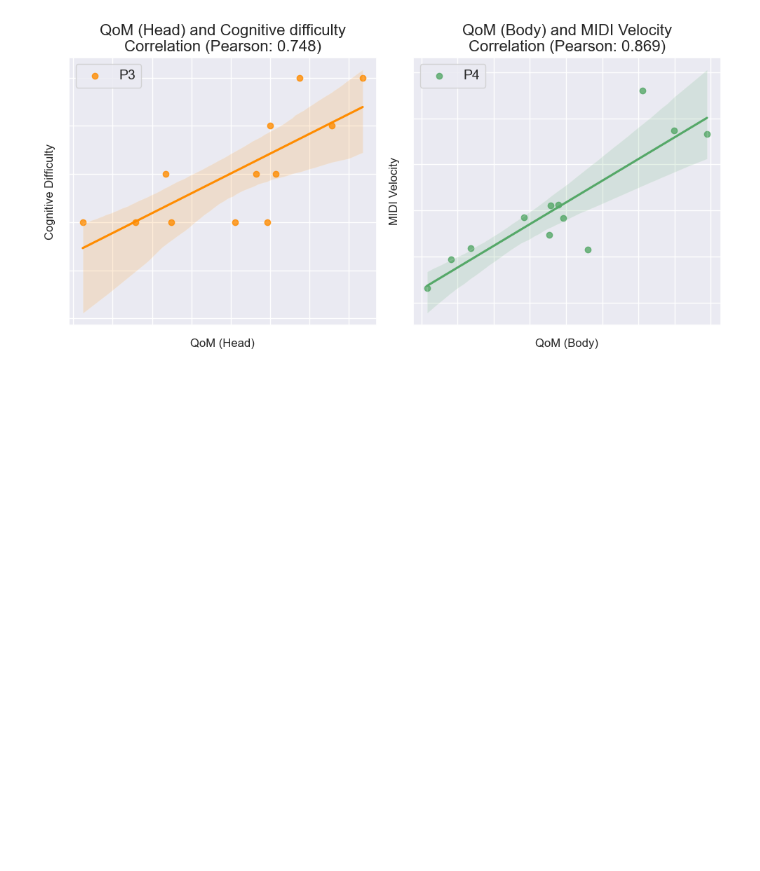
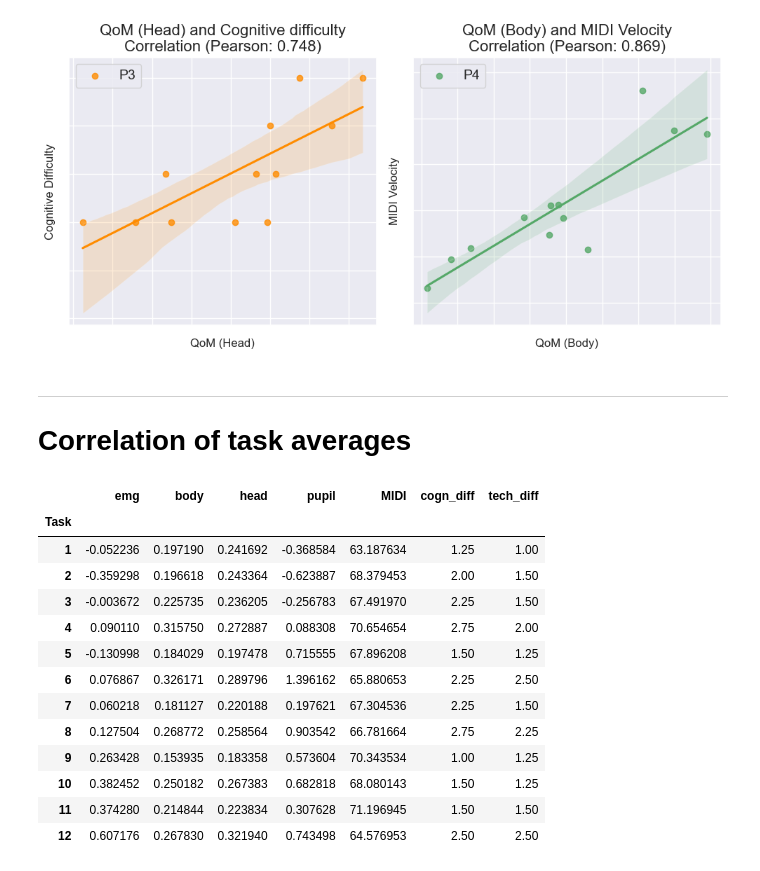
Before and after one commit to wnetzel/Pilot-Study, a Jupyter notebook: Notebooks/Correlation tests.ipynb, the cells around one changed output. Saved outputs shown, nothing was run; the diff lists cells and outputs as text; code cells hidden in the pictures; blank space fills up the shorter version.

```diff
--- a/Notebooks/Correlation tests.ipynb
+++ b/Notebooks/Correlation tests.ipynb
@@ -320,3 +320,7 @@ plt.savefig('./plots/corr_best.pdf')
 plt.show()
 # %% [output]
 [figure]
+# %% [markdown]
+---
+
+# Correlation of task averages
@@ -322,0 +340,17 @@ plt.show()
+# %%
+task_corr
+# %% [output]
+|  | emg | body | head | pupil | MIDI | cogn_diff | tech_diff |
+| Task |  |  |  |  |  |  |  |
+| 1 | -0.052236 | 0.197190 | 0.241692 | -0.368584 | 63.187634 | 1.25 | 1.00 |
+| 2 | -0.359298 | 0.196618 | 0.243364 | -0.623887 | 68.379453 | 2.00 | 1.50 |
+| 3 | -0.003672 | 0.225735 | 0.236205 | -0.256783 | 67.491970 | 2.25 | 1.50 |
+| 4 | 0.090110 | 0.315750 | 0.272887 | 0.088308 | 70.654654 | 2.75 | 2.00 |
+| 5 | -0.130998 | 0.184029 | 0.197478 | 0.715555 | 67.896208 | 1.50 | 1.25 |
+| 6 | 0.076867 | 0.326171 | 0.289796 | 1.396162 | 65.880653 | 2.25 | 2.50 |
+| 7 | 0.060218 | 0.181127 | 0.220188 | 0.197621 | 67.304536 | 2.25 | 1.50 |
+| 8 | 0.127504 | 0.268772 | 0.258564 | 0.903542 | 66.781664 | 2.75 | 2.25 |
+| 9 | 0.263428 | 0.153935 | 0.183358 | 0.573604 | 70.343534 | 1.00 | 1.25 |
+| 10 | 0.382452 | 0.250182 | 0.267383 | 0.682818 | 68.080143 | 1.50 | 1.25 |
+| 11 | 0.374280 | 0.214844 | 0.223834 | 0.307628 | 71.196945 | 1.50 | 1.50 |
+| 12 | 0.607176 | 0.267830 | 0.321940 | 0.743498 | 64.576953 | 2.50 | 2.50 |
```
Also changed, not shown: parts of 5 cells of this notebook, 4 other files.
